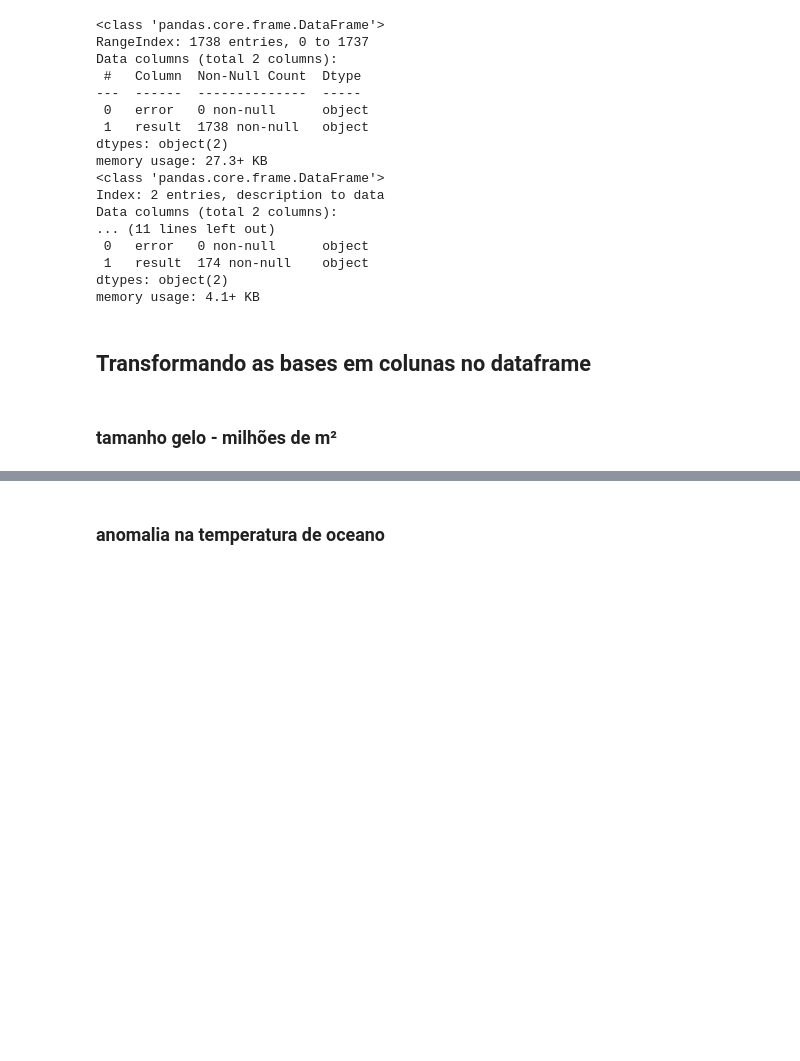
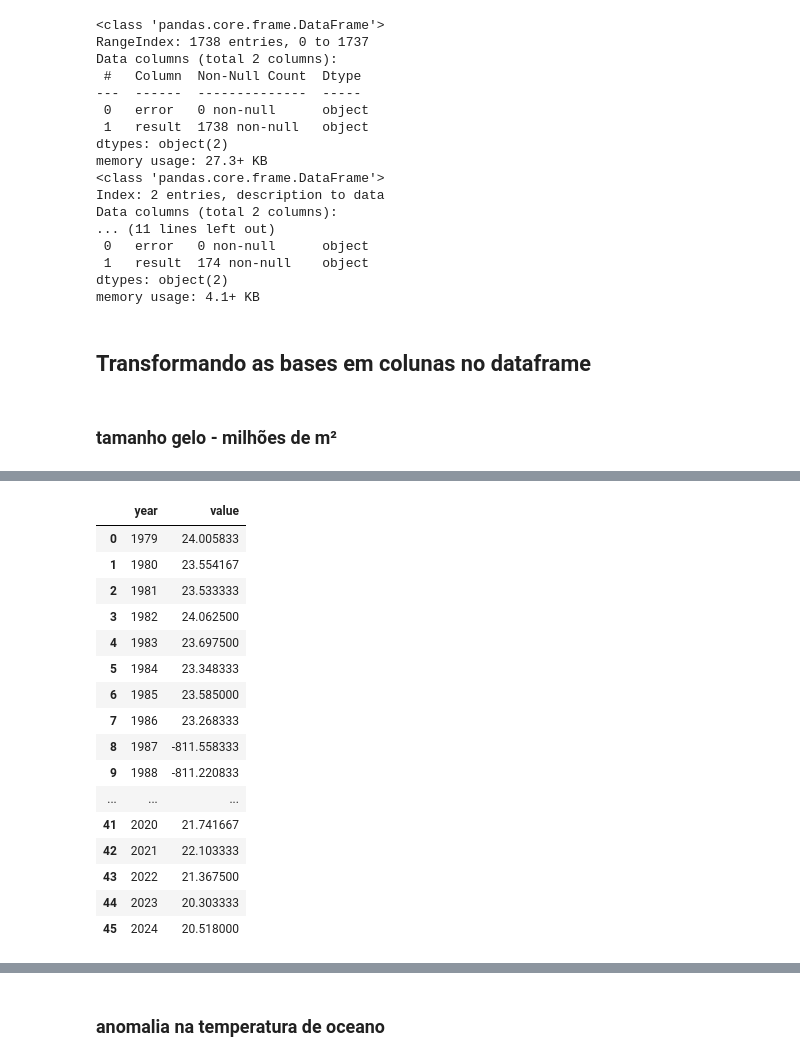
Before and after one commit to gha085/CoderHouse-python, a Jupyter notebook: Desafios/Desafio_Obrigatorio_Aula 14.ipynb, the cells around one changed output, grey strips where cells are left out. Saved outputs shown, nothing was run; the diff lists cells and outputs as text; code cells hidden in the pictures; blank space fills up the shorter version.

```diff
--- a/Desafios/Desafio_Obrigatorio_Aula 14.ipynb
+++ b/Desafios/Desafio_Obrigatorio_Aula 14.ipynb
@@ -121,27 +125,0 @@ Tabela de Gelo:
-# %%
-# Refazendo a transformação e removendo as linhas 107 e 108
-if data_ice is not None and "arcticData" in data_ice:
-    # Extrair e processar os dados
-    arctic_data = data_ice["arcticData"]["data"]
-    table_ice = pd.DataFrame.from_dict(arctic_data, orient="index").reset_index()
-    table_ice.columns = ["date", "value", "anom", "month"]
-
-    # Adicionar coluna 'year' e remover colunas desnecessárias
-    table_ice['year'] = table_ice['date'].str[:4].astype(int)
-    table_ice = table_ice.drop(columns=['anom', 'date'])
-
-    # Remover as linhas 107 e 108 - valores outliers
-    table_ice.drop(index=[107, 108], inplace=True)
-
-    # Calcular a média anual de 'value'
-    table_ice = (
-        table_ice.groupby('year', as_index=False)['value']
-        .mean()
-        .rename(columns={'value': 'media anual - extensão do gelo'})
-    )
-
-    # Exibir o resultado
-    print("Média Anual da Extensão do Gelo:\n", table_ice)
-
-else:
-    print("Erro na exibição ou transformação dos dados vindos da API de Gelo")
@@ -165,0 +148,24 @@ Média Anual da Extensão do Gelo:
+# %%
+#calcular a média anual de 'value' - tentativa 1
+media1 = (
+    table_ice.groupby('year', as_index=False)['value'].mean()
+    )
+media1
+# %% [output]
+|  | year | value |
+| 0 | 1979 | 24.005833 |
+| 1 | 1980 | 23.554167 |
+| 2 | 1981 | 23.533333 |
+| 3 | 1982 | 24.062500 |
+| 4 | 1983 | 23.697500 |
+| 5 | 1984 | 23.348333 |
+| 6 | 1985 | 23.585000 |
+| 7 | 1986 | 23.268333 |
+| 8 | 1987 | -811.558333 |
+| 9 | 1988 | -811.220833 |
+| ... | ... | ... |
+| 41 | 2020 | 21.741667 |
+| 42 | 2021 | 22.103333 |
+| 43 | 2022 | 21.367500 |
+| 44 | 2023 | 20.303333 |
+| 45 | 2024 | 20.518000 |
```
Also changed, not shown: parts of 21 cells of this notebook.
